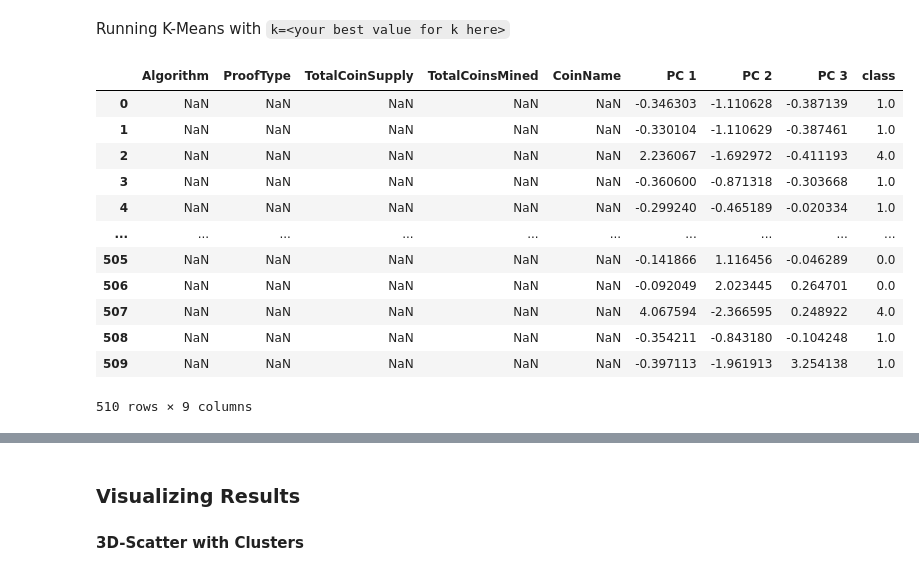
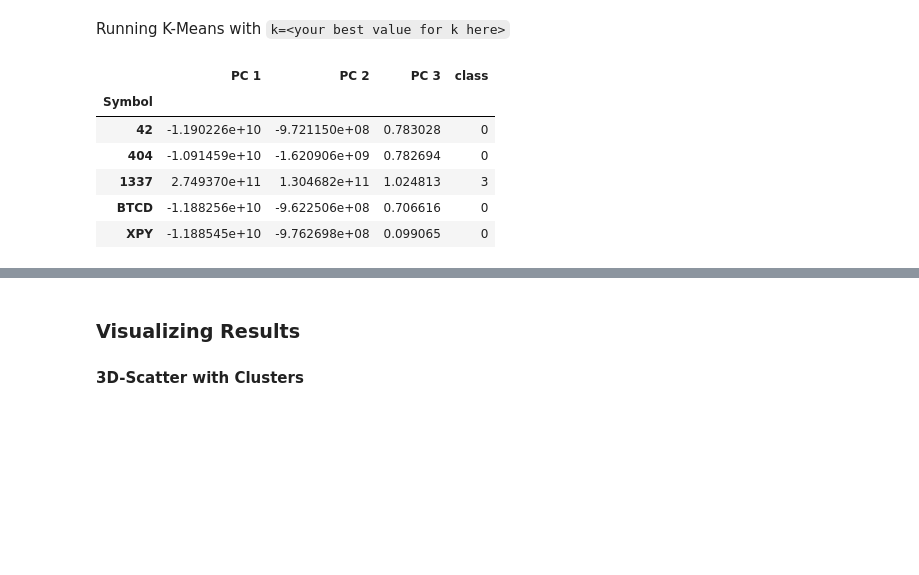
Before and after one commit to MatthewPuttroff/HWUnit13, a Jupyter notebook: Instructions/Starter_Files/crypto_clustering.ipynb, the cells around one changed output, grey strips where cells are left out. Drawn from its saved outputs; the diff is of its cells as text; code cells hidden in the pictures; blank space fills up the shorter version.

```diff
--- a/Instructions/Starter_Files/crypto_clustering.ipynb
+++ b/Instructions/Starter_Files/crypto_clustering.ipynb
@@ -369,6 +369,7 @@ crypto_df
 476 rows × 4 columns
 # %%
 # Create dummy variables for text features
-crypto_dummies= pd.get_dummies(crypto_df, columns=['Algorithm', 'ProofType'])
-crypto_dummies.head()
+crypto_dummies= pd.get_dummies(crypto_df[['Algorithm', 'ProofType']], drop_first=True)
+X = pd.concat([crypto_df.drop(['Algorithm', 'ProofType'],axis=1), crypto_dummies],axis=1)
+X.head()
 # %% [output]
@@ -383,5 +384,7 @@ crypto_dummies.head()
 # %%
 # Standardize data
-crypto_scaled = StandardScaler().fit_transform(crypto_dummies)
-print(crypto_scaled[0:1])
+#crypto_scaled = StandardScaler().fit_transform(crypto_dummies)
+#print(crypto_scaled[0:1])
+data_scaler = StandardScaler()
+data_scaler.fit_transform(X)
 # %% [output]
@@ -424,12 +424,11 @@ crypto_df
 # %%
 # Use PCA to reduce dimensions to 3 principal components
 pca = PCA(n_components=3)
-
-crypto_pca = pca.fit_transform(crypto_scaled)
+crypto_pca = pca.fit_transform(X)
 # %%
 # Create a DataFrame with the principal components data
 pca_df = pd.DataFrame(
-    data=crypto_pca, columns=["PC 1", "PC 2", "PC 3"]
+    data=crypto_pca, columns=["PC 1", "PC 2", "PC 3"], index=X.index
 )
 pca_df.head()
 # %% [output]
@@ -465,28 +465,22 @@ Running K-Means with `k=<your best value for k here>`
 # %%
 # Initialize the K-Means model
 model = KMeans(n_clusters=5, random_state=0)
 # Fit the model
 model.fit(pca_df)
 # Predict clusters
 predictions = model.predict(pca_df)
 # Create a new DataFrame including predicted clusters and cryptocurrencies features
 pca_df['class'] = model.labels_
+pca_df.head()
+#df_merged = crypto_df.join(coinname_df, how='inner')
+#df_merged = df_merged.append(pca_df)
 
-df_merged = crypto_df.join(coinname_df, how='inner')
-df_merged = df_merged.append(pca_df)
-
-df_merged#May need to reorder columns
+#df_merged#May need to reorder columns
 # %% [output]
-|  | Algorithm | ProofType | TotalCoinSupply | TotalCoinsMined | CoinName | PC 1 | PC 2 | PC 3 | class |
-| 0 | NaN | NaN | NaN | NaN | NaN | -0.346303 | -1.110628 | -0.387139 | 1.0 |
-| 1 | NaN | NaN | NaN | NaN | NaN | -0.330104 | -1.110629 | -0.387461 | 1.0 |
-| 2 | NaN | NaN | NaN | NaN | NaN | 2.236067 | -1.692972 | -0.411193 | 4.0 |
-| 3 | NaN | NaN | NaN | NaN | NaN | -0.360600 | -0.871318 | -0.303668 | 1.0 |
-| 4 | NaN | NaN | NaN | NaN | NaN | -0.299240 | -0.465189 | -0.020334 | 1.0 |
-| ... | ... | ... | ... | ... | ... | ... | ... | ... | ... |
-| 505 | NaN | NaN | NaN | NaN | NaN | -0.141866 | 1.116456 | -0.046289 | 0.0 |
-| 506 | NaN | NaN | NaN | NaN | NaN | -0.092049 | 2.023445 | 0.264701 | 0.0 |
-| 507 | NaN | NaN | NaN | NaN | NaN | 4.067594 | -2.366595 | 0.248922 | 4.0 |
-| 508 | NaN | NaN | NaN | NaN | NaN | -0.354211 | -0.843180 | -0.104248 | 1.0 |
-| 509 | NaN | NaN | NaN | NaN | NaN | -0.397113 | -1.961913 | 3.254138 | 1.0 |
+|  | PC 1 | PC 2 | PC 3 | class |
+| Symbol |  |  |  |  |
+| 42 | -1.190226e+10 | -9.721150e+08 | 0.783028 | 0 |
+| 404 | -1.091459e+10 | -1.620906e+09 | 0.782694 | 0 |
+| 1337 | 2.749370e+11 | 1.304682e+11 | 1.024813 | 3 |
+| BTCD | -1.188256e+10 | -9.622506e+08 | 0.706616 | 0 |
+| XPY | -1.188545e+10 | -9.762698e+08 | 0.099065 | 0 |
-510 rows × 9 columns
```
Also changed, not shown: parts of 9 cells of this notebook.
